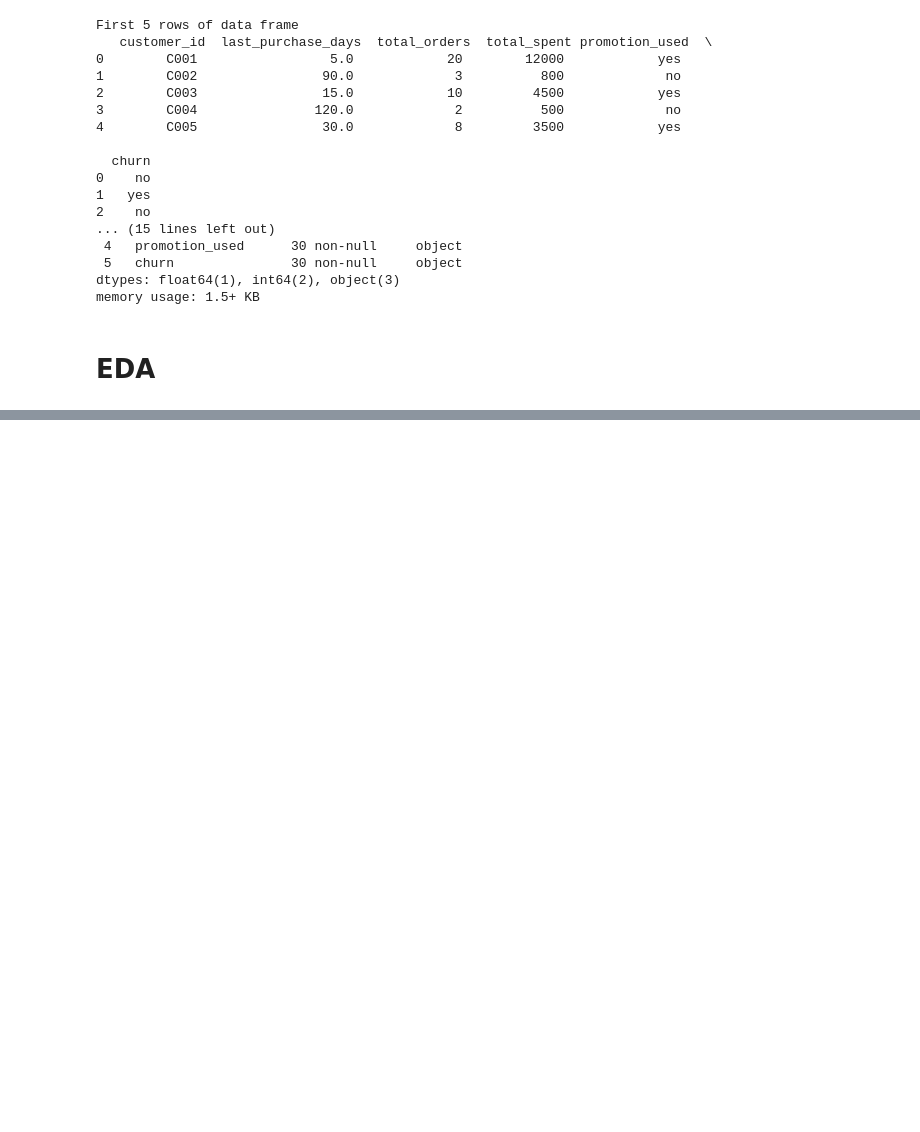
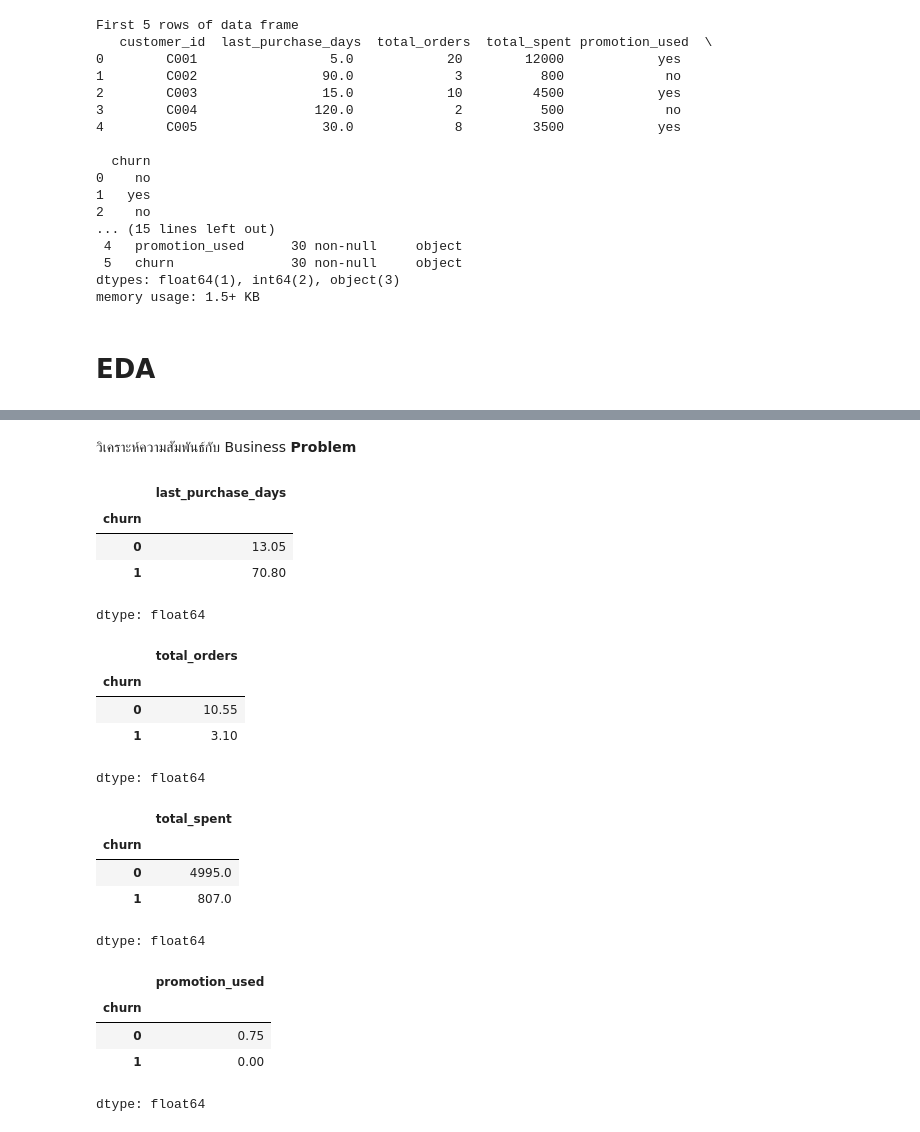
Before and after one commit to Ccnh120321/TN-DS-Test, a Jupyter notebook: retail_churn_prediction.ipynb, the cells around one changed output, grey strips where cells are left out. Saved outputs shown, nothing was run; the diff lists cells and outputs as text; code cells hidden in the pictures; blank space fills up the shorter version.

Commit message:
Add EDA and business insights

```diff
--- a/retail_churn_prediction.ipynb
+++ b/retail_churn_prediction.ipynb
@@ -56,0 +117,28 @@ dtype: int64
+# %% [markdown]
+วิเคราะห์ความสัมพันธ์กับ Business **Problem**
+# %%
+display(df.groupby('churn')['last_purchase_days'].mean())
+display(df.groupby('churn')['total_orders'].mean())
+display(df.groupby('churn')['total_spent'].mean())
+display(df.groupby('churn')['promotion_used'].mean())
+# %% [output]
+|  | last_purchase_days |
+| churn |  |
+| 0 | 13.05 |
+| 1 | 70.80 |
+dtype: float64
+|  | total_orders |
+| churn |  |
+| 0 | 10.55 |
+| 1 | 3.10 |
+dtype: float64
+|  | total_spent |
+| churn |  |
+| 0 | 4995.0 |
+| 1 | 807.0 |
+dtype: float64
+|  | promotion_used |
+| churn |  |
+| 0 | 0.75 |
+| 1 | 0.00 |
+dtype: float64
```
Also changed, not shown: parts of 8 cells of this notebook.
